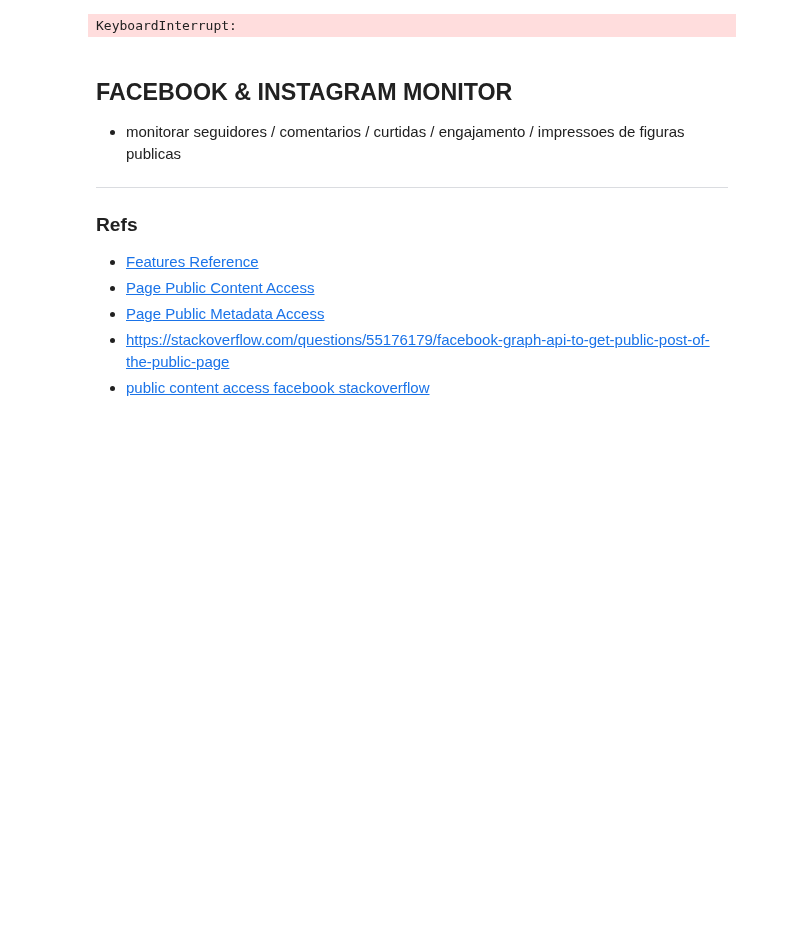
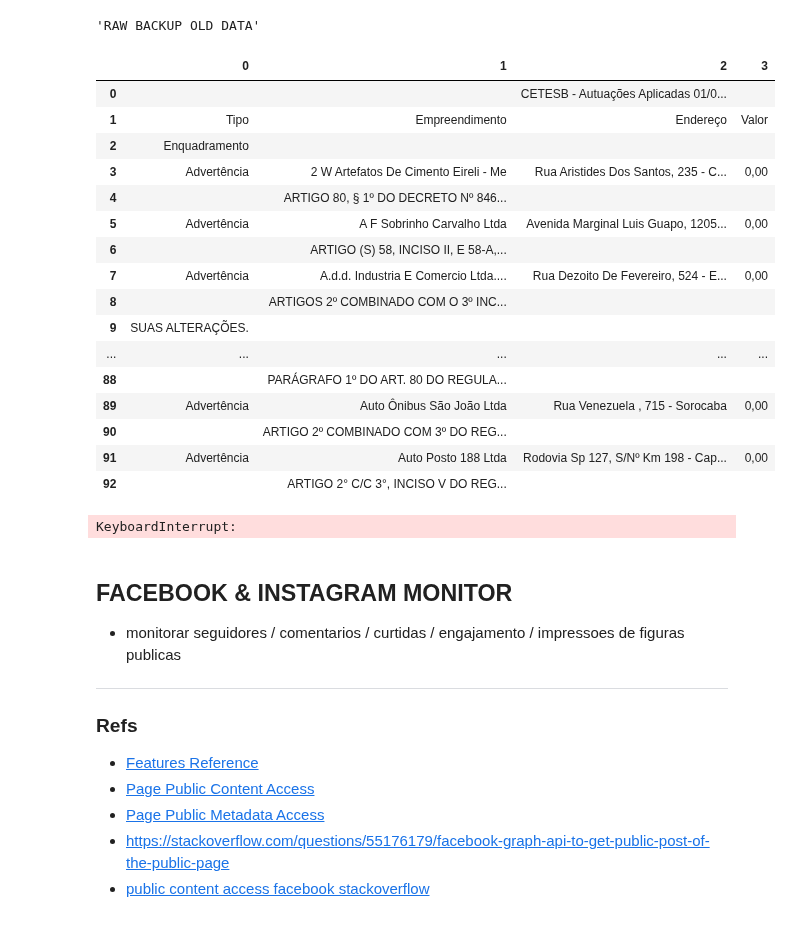
Before and after one commit to d116626/mais_projects, a Jupyter notebook: notebooks/sandbox_v2.ipynb, the cells around one changed output. Saved outputs shown, nothing was run; the diff lists cells and outputs as text; code cells hidden in the pictures; blank space fills up the shorter version.

```diff
--- a/notebooks/sandbox_v2.ipynb
+++ b/notebooks/sandbox_v2.ipynb
@@ -20,0 +25,5 @@ from copy import deepcopy
+# %%
+mode = 'raw'
+f"{mode.upper()} BACKUP OLD DATA"
+# %% [output]
+'RAW BACKUP OLD DATA'
@@ -21,3 +33,35 @@ from copy import deepcopy
+# %%
+# test - '480-487'
+### full - '339-844'
+
+dd = camelot.read_pdf('/Users/m/Downloads/Autuacoes-Setembro-2021.pdf', pages='1-2',kind='textedge',flavor='stream')
+# %%
+df = pd.DataFrame()
+
+for i in range(len(dd)):
+    df = pd.concat([df,dd[i].df], axis=0)
+
+df = df.reset_index(drop=True)
+# %%
+df
+# %% [output]
+|  | 0 | 1 | 2 | 3 |
+| 0 |  |  | CETESB - Autuações Aplicadas 01/0... |  |
+| 1 | Tipo | Empreendimento | Endereço | Valor |
+| 2 | Enquadramento |  |  |  |
+| 3 | Advertência | 2 W Artefatos De Cimento Eireli - Me | Rua Aristides Dos Santos, 235 - C... | 0,00 |
+| 4 |  | ARTIGO 80, § 1º DO DECRETO Nº 846... |  |  |
+| 5 | Advertência | A F Sobrinho Carvalho Ltda | Avenida Marginal Luis Guapo, 1205... | 0,00 |
+| 6 |  | ARTIGO (S) 58, INCISO II, E 58-A,... |  |  |
+| 7 | Advertência | A.d.d. Industria E Comercio Ltda.... | Rua Dezoito De Fevereiro, 524 - E... | 0,00 |
+| 8 |  | ARTIGOS 2º COMBINADO COM O 3º INC... |  |  |
+| 9 | SUAS ALTERAÇÕES. |  |  |  |
+| ... | ... | ... | ... | ... |
+| 88 |  | PARÁGRAFO 1º DO ART. 80 DO REGULA... |  |  |
+| 89 | Advertência | Auto Ônibus São João Ltda | Rua Venezuela , 715 - Sorocaba | 0,00 |
+| 90 |  | ARTIGO 2º COMBINADO COM 3º DO REG... |  |  |
+| 91 | Advertência | Auto Posto 188 Ltda | Rodovia Sp 127, S/Nº Km 198 - Cap... | 0,00 |
+| 92 |  | ARTIGO 2° C/C 3°, INCISO V DO REG... |  |  |
 # %%
 %%time
 query = "SELECT * FROM basedosdados-dev.br_me_siconfi.municipio_despesas_funcao_check_layer_2_3"
```
Also changed, not shown: parts of 3 cells of this notebook, 1 other file.
